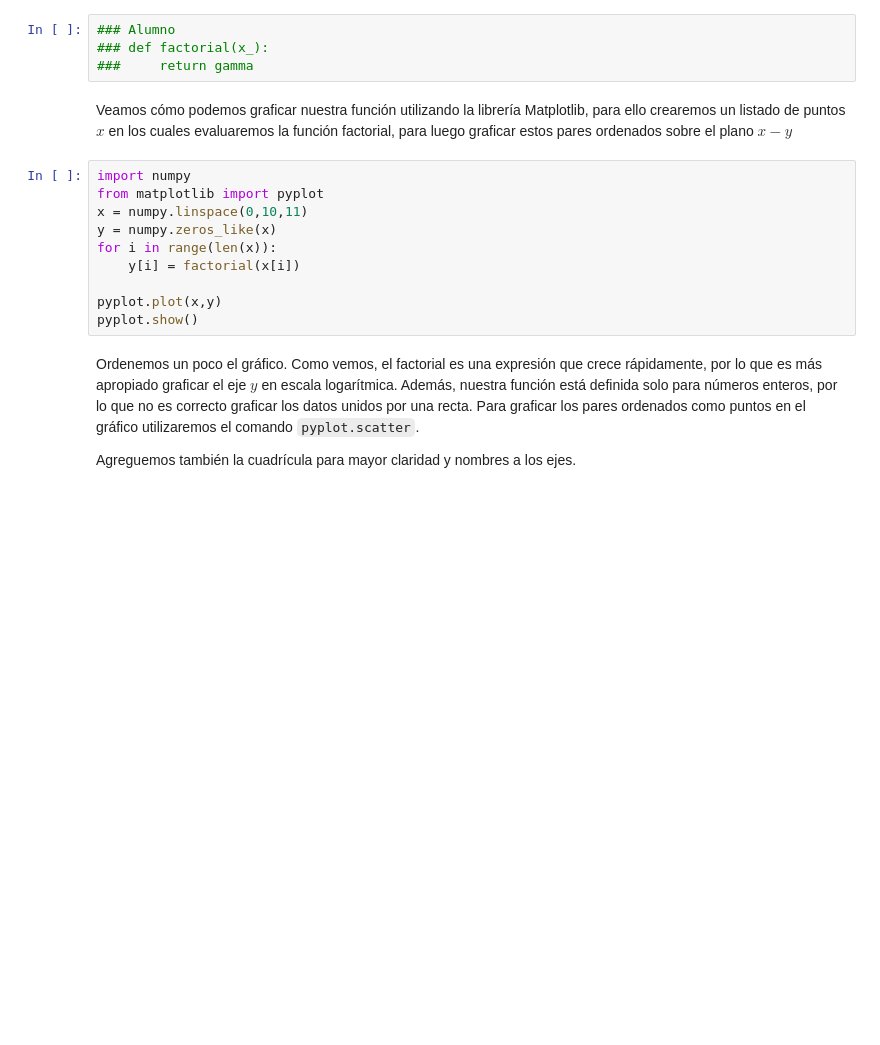
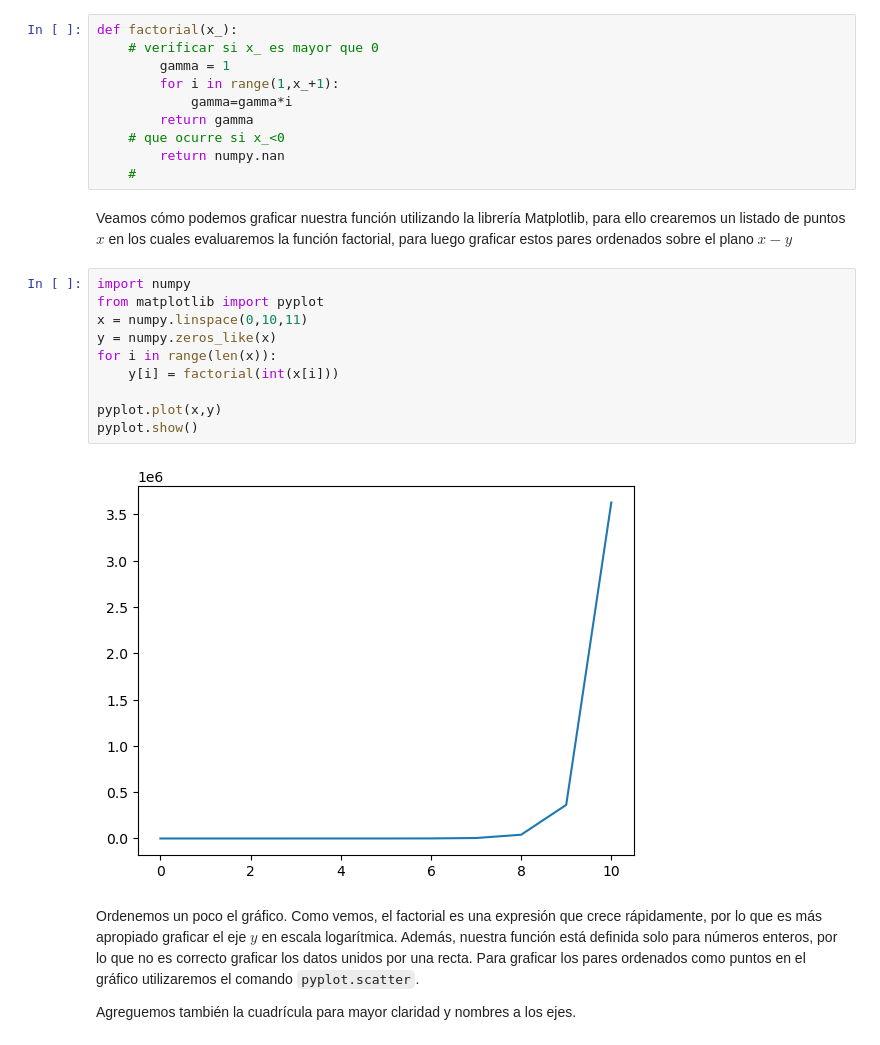
Before and after one commit to nicolas-thiers/Mec-270-Lab, a Jupyter notebook: Lab01/intro-python.ipynb, the cells around one changed output. Drawn from its saved outputs; the diff is of its cells as text; blank space fills up the shorter version.

````diff
--- a/Lab01/intro-python.ipynb
+++ b/Lab01/intro-python.ipynb
@@ -312,21 +461,29 @@ Necesitamos modificar nuestra función para que maneje de forma apropiada estos
 
 2.- Entregue una advertencia si el argumento ingresado es negativo y retorne ```NaN```
 # %%
-### Alumno
-### def factorial(x_):
-###     return gamma
+def factorial(x_):
+    # verificar si x_ es mayor que 0
+        gamma = 1
+        for i in range(1,x_+1):
+            gamma=gamma*i
+        return gamma
+    # que ocurre si x_<0
+        return numpy.nan
+    #
 # %% [markdown]
 Veamos cómo podemos graficar nuestra función utilizando la librería Matplotlib, para ello crearemos un listado de puntos $x$ en los cuales evaluaremos la función factorial, para luego graficar estos pares ordenados sobre el plano $x-y$
 # %%
 import numpy
 from matplotlib import pyplot
 x = numpy.linspace(0,10,11)
 y = numpy.zeros_like(x)
 for i in range(len(x)):
-    y[i] = factorial(x[i])
+    y[i] = factorial(int(x[i]))
 
 pyplot.plot(x,y)
 pyplot.show()
+# %% [output]
+[figure, added]
 # %% [markdown]
 Ordenemos un poco el gráfico. Como vemos, el factorial es una expresión que crece rápidamente, por lo que es más apropiado graficar el eje $y$ en escala logarítmica. Además, nuestra función está definida solo para números enteros, por lo que no es correcto graficar los datos unidos por una recta. Para graficar los pares ordenados como puntos en el gráfico utilizaremos el comando ```pyplot.scatter```.
 
````
Also changed, not shown: parts of 47 cells of this notebook.
